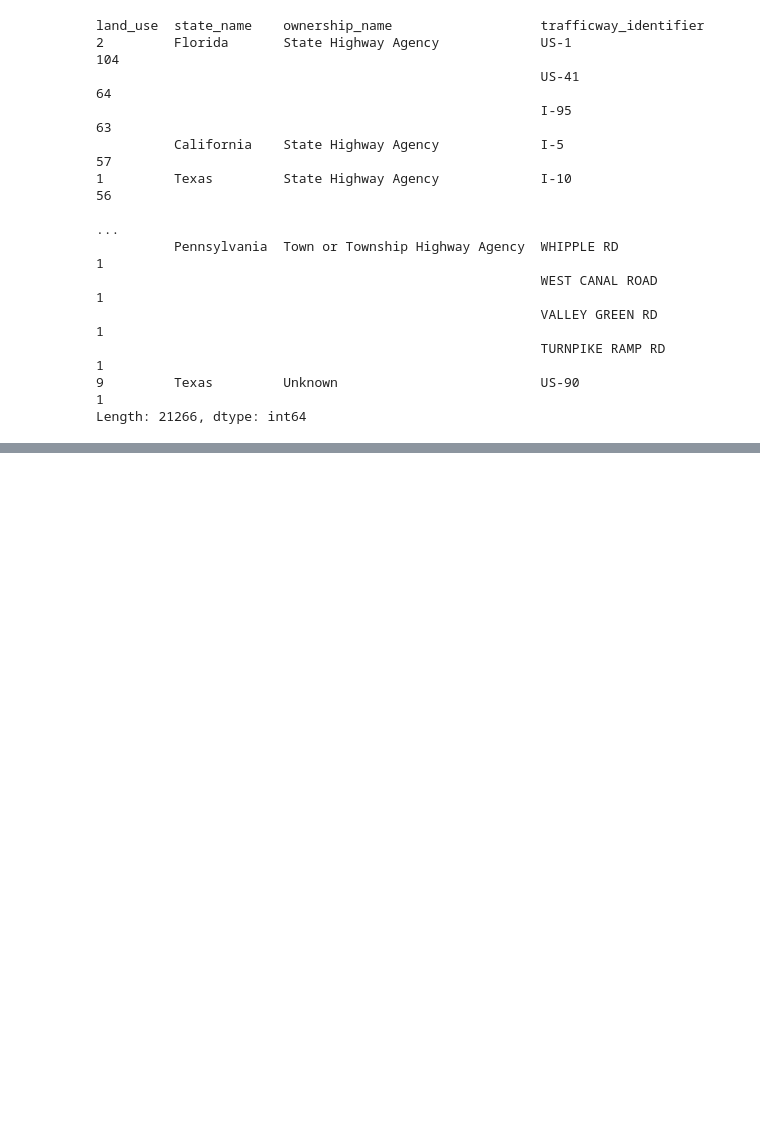
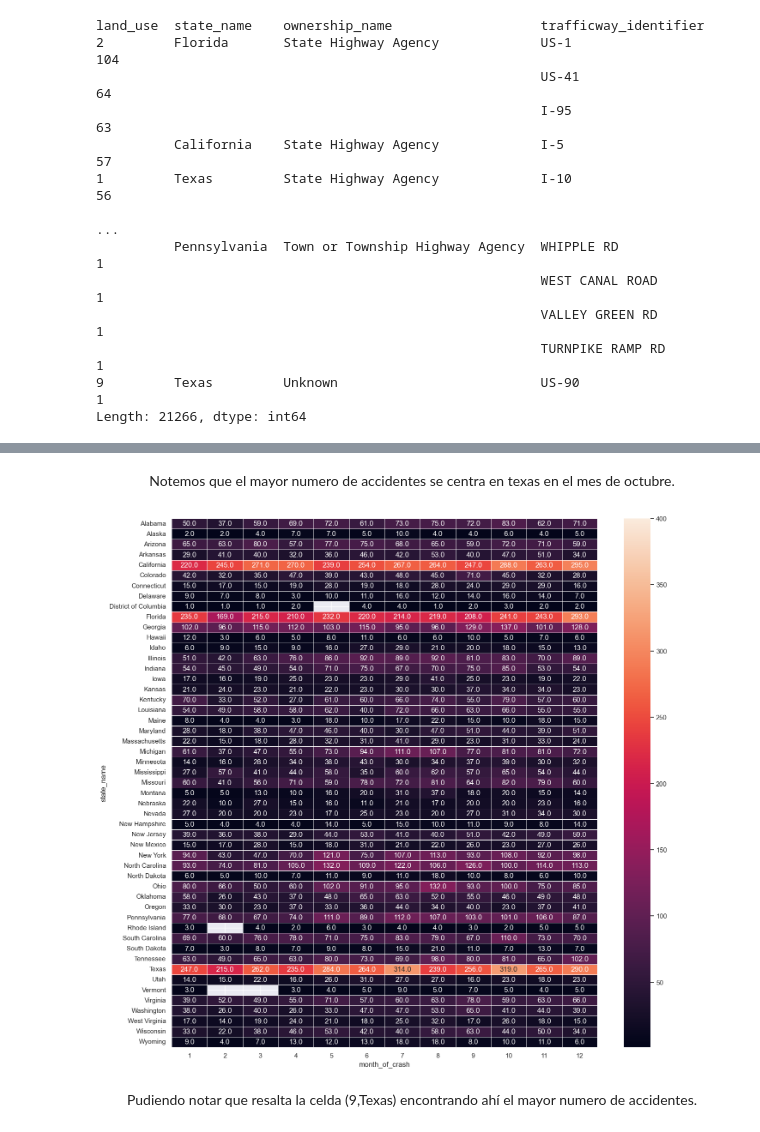
Before and after one commit to Javier-Caceres-M/Solemne-1, a Jupyter notebook: Desarrollo/Desarrollo.ipynb, the cells around one changed output, grey strips where cells are left out. Cells and saved outputs as stored; diff of their text form; code cells hidden in the pictures; blank space fills up the shorter version.

```diff
--- a/Desarrollo/Desarrollo.ipynb
+++ b/Desarrollo/Desarrollo.ipynb
@@ -336,0 +363,3 @@ Text(0, 0.5, 'Numero de accidentes')
+# %%
+flights_long = pd.read_csv('mapadecalor.csv')
+flights = flights_long.pivot("state_name" , "month_of_crash", "0")
@@ -336,0 +382,10 @@ Text(0, 0.5, 'Numero de accidentes')
+# %% [markdown]
+<center>Notemos que el mayor numero de accidentes se centra en texas en el mes de octubre.<center>
+# %%
+# Viendo los resultados graficamente
+f, ax = plt.subplots(figsize=(16, 16))
+ax = sns.heatmap(flights, annot=True, linewidths=.5,ax=ax,vmax=400,fmt="1")
+# %% [output]
+[figure, added]
+# %% [markdown]
+<center>Pudiendo notar que resalta la celda (9,Texas) encontrando ahí el mayor numero de accidentes.<center>
```
Also changed, not shown: parts of 37 cells of this notebook.
